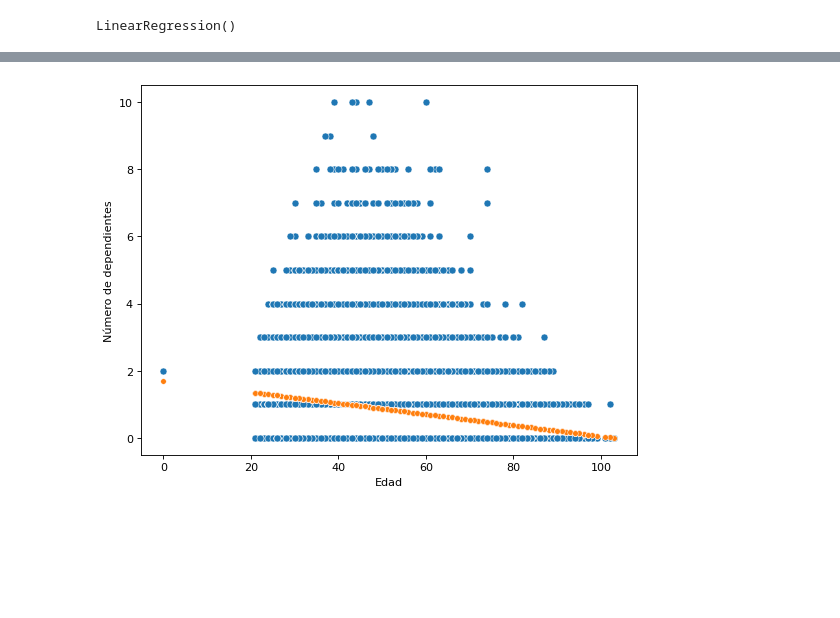
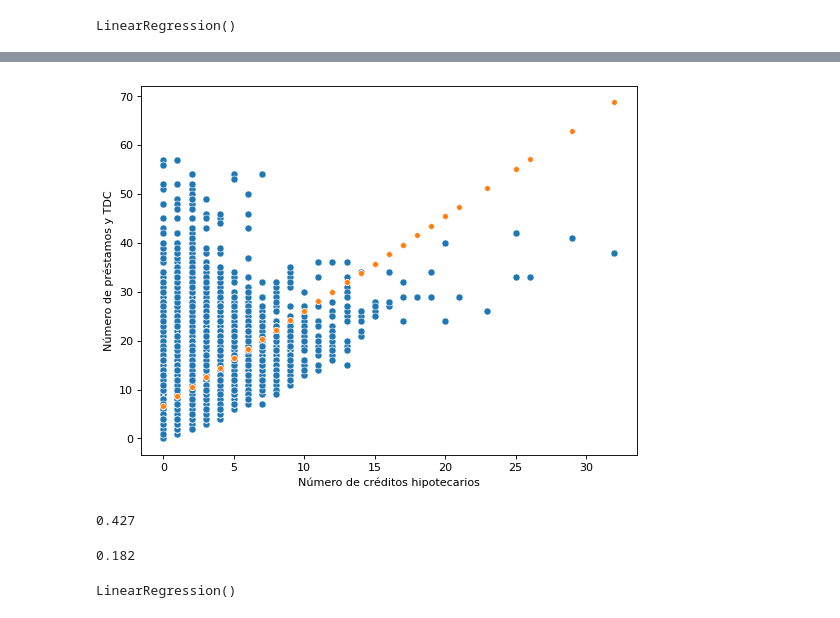
Before and after one commit to FranzValerio/Postwork-4, a Jupyter notebook: PW4.ipynb, the cells around one changed output, grey strips where cells are left out. Cells and saved outputs as stored; diff of their text form; code cells hidden in the pictures; blank space fills up the shorter version.

```diff
--- a/PW4.ipynb
+++ b/PW4.ipynb
@@ -214,4 +202,2 @@ ax = sns.scatterplot(x = filtro_1['Número de préstamos retrasados'], y = y_pre
 # %%
 lr_2 = LinearRegression()
-# %%
-lr_2.fit(filtro['Edad'].to_frame(), filtro['Número de dependientes'])
@@ -221,0 +204,2 @@ y_pred2 = lr.predict(filtro['Edad'].to_frame())
+# %%
+lr_2.fit(filtro_3['Número de créditos hipotecarios'].to_frame(), filtro_3['Número de préstamos y TDC'])
@@ -222,6 +208,22 @@ y_pred2 = lr.predict(filtro['Edad'].to_frame())
+# %%
+y_pred2 = lr_2.predict(filtro_3['Número de créditos hipotecarios'].to_frame())
 # %%
 fig = plt.figure(figsize = (8,6), dpi = 80)
-ax = sns.scatterplot(filtro, x ='Edad', y ='Número de dependientes', s = 40)
-ax = sns.scatterplot(x = filtro['Edad'], y = y_pred2, s = 25)
+ax = sns.scatterplot(filtro_3, x ='Número de créditos hipotecarios', y ='Número de préstamos y TDC', s = 40)
+ax = sns.scatterplot(x = filtro_3['Número de créditos hipotecarios'], y = y_pred2, s = 25)
 # %% [output]
-[figure, old version]
+[figure, new version]
+# %%
+round(filtro_3['Número de créditos hipotecarios'].corr(filtro_3['Número de préstamos y TDC']),3)
+# %% [output]
+0.427
+# %%
+round(lr_2.score(filtro_3['Número de créditos hipotecarios'].to_frame(), filtro_3['Número de préstamos y TDC']),3)
+# %% [output]
+0.182
+# %%
+lr_3 = LinearRegression()
+
+lr_3.fit(filtro_4['Número de préstamos retrasados'].to_frame(), filtro_4['Número de retrasos (60 días)'])
+# %% [output]
+LinearRegression()
```
Also changed, not shown: parts of 13 cells of this notebook.
